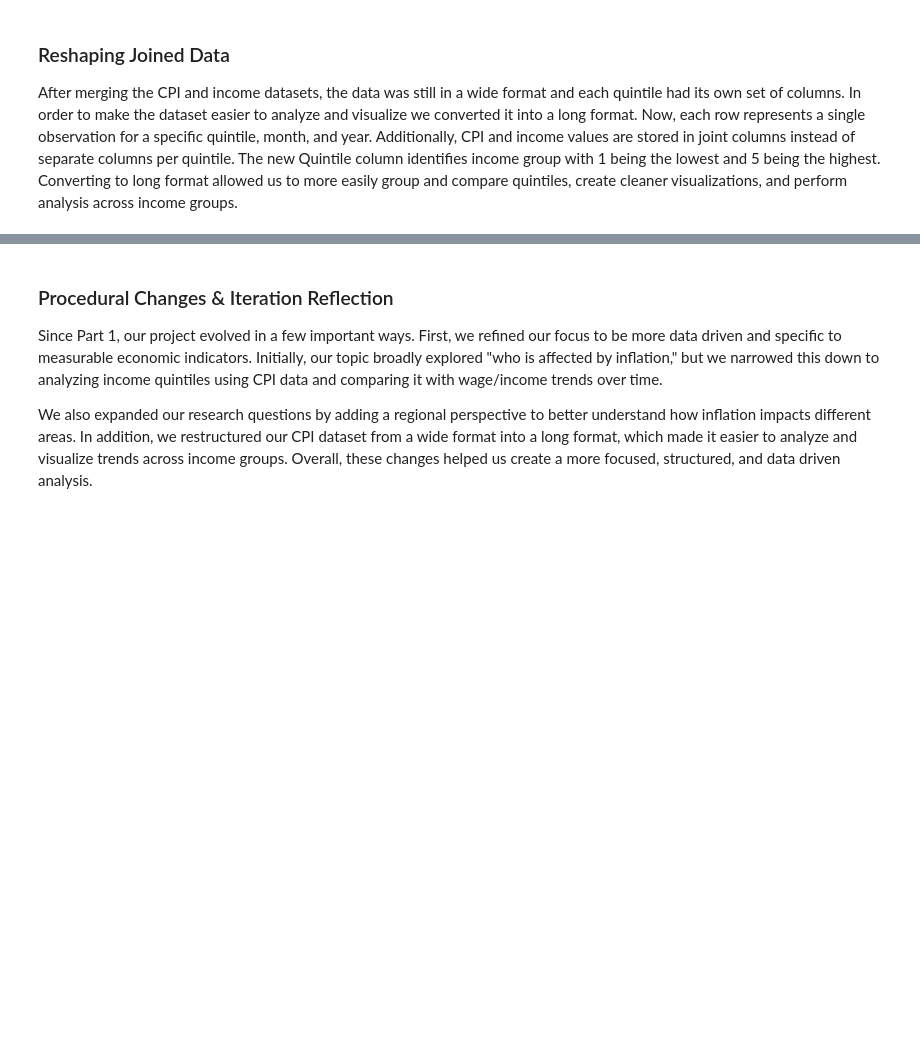
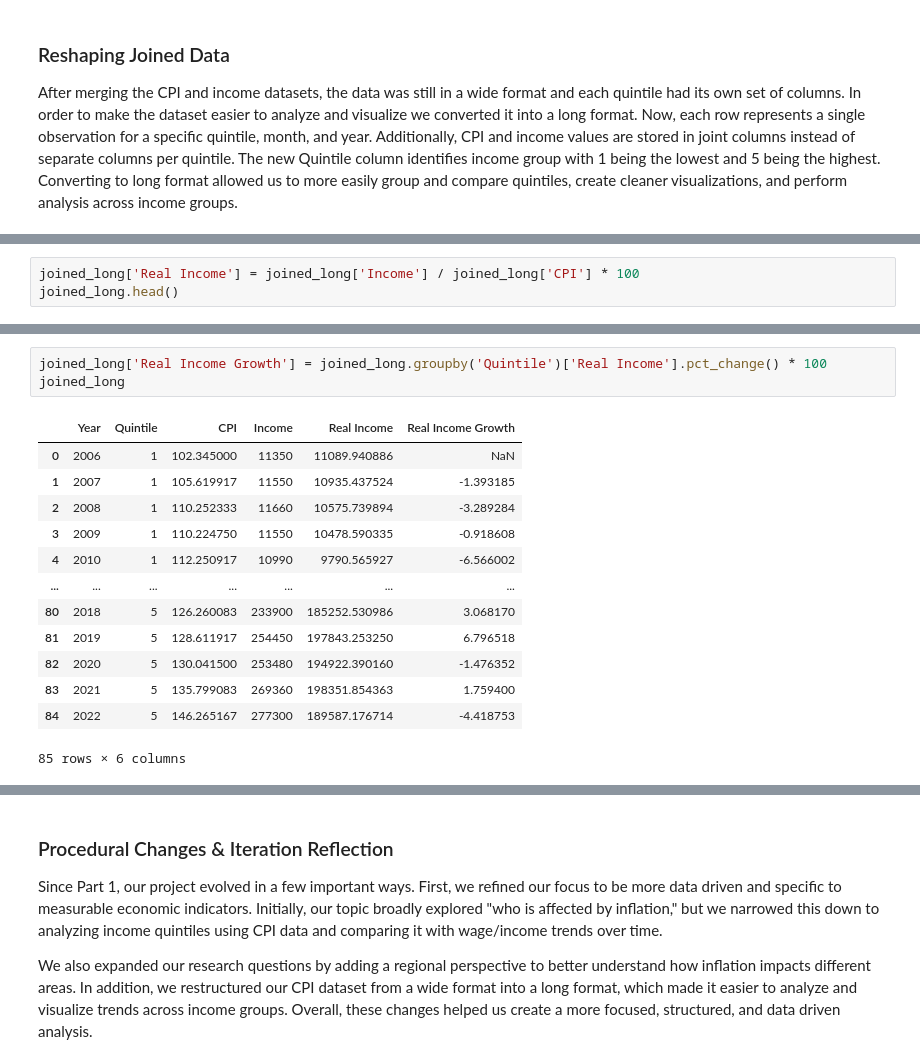
Before and after one commit to sanjur0211/Inflators, a Jupyter notebook: Project2.ipynb, the cells around one changed output, grey strips where cells are left out. Drawn from its saved outputs; the diff is of its cells as text; blank space fills up the shorter version.

```diff
--- a/Project2.ipynb
+++ b/Project2.ipynb
@@ -151,0 +141,3 @@ joined_long
+# %%
+joined_long['Real Income'] = joined_long['Income'] / joined_long['CPI'] * 100
+joined_long.head()
@@ -151,0 +151,17 @@ joined_long
+# %%
+joined_long['Real Income Growth'] = joined_long.groupby('Quintile')['Real Income'].pct_change() * 100
+joined_long
+# %% [output]
+|  | Year | Quintile | CPI | Income | Real Income | Real Income Growth |
+| 0 | 2006 | 1 | 102.345000 | 11350 | 11089.940886 | NaN |
+| 1 | 2007 | 1 | 105.619917 | 11550 | 10935.437524 | -1.393185 |
+| 2 | 2008 | 1 | 110.252333 | 11660 | 10575.739894 | -3.289284 |
+| 3 | 2009 | 1 | 110.224750 | 11550 | 10478.590335 | -0.918608 |
+| 4 | 2010 | 1 | 112.250917 | 10990 | 9790.565927 | -6.566002 |
+| ... | ... | ... | ... | ... | ... | ... |
+| 80 | 2018 | 5 | 126.260083 | 233900 | 185252.530986 | 3.068170 |
+| 81 | 2019 | 5 | 128.611917 | 254450 | 197843.253250 | 6.796518 |
+| 82 | 2020 | 5 | 130.041500 | 253480 | 194922.390160 | -1.476352 |
+| 83 | 2021 | 5 | 135.799083 | 269360 | 198351.854363 | 1.759400 |
+| 84 | 2022 | 5 | 146.265167 | 277300 | 189587.176714 | -4.418753 |
+85 rows × 6 columns
```
Also changed, not shown: parts of 8 cells of this notebook.
